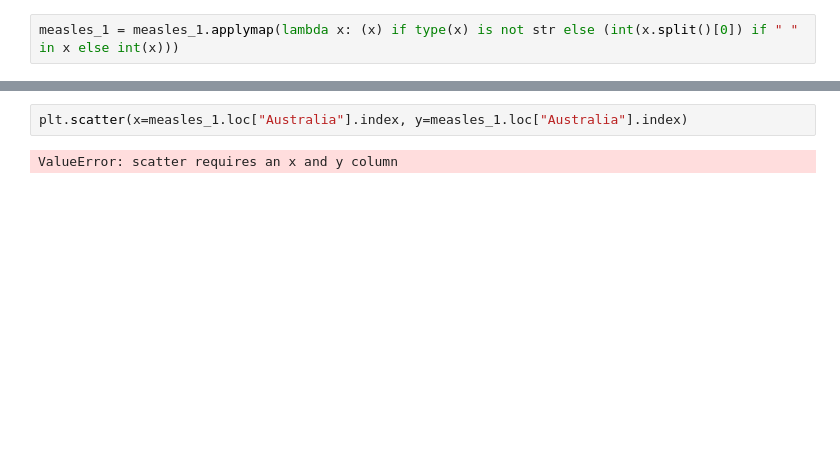
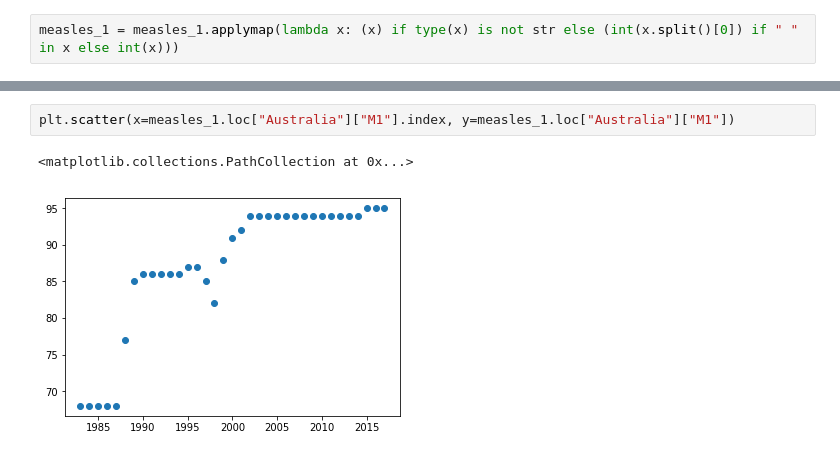
Before and after one commit to noatgnu/cds-python-graph, a Jupyter notebook: notebooks/main.ipynb, the cells around one changed output, grey strips where cells are left out. Saved outputs shown, nothing was run; the diff lists cells and outputs as text; blank space fills up the shorter version.

```diff
--- a/notebooks/main.ipynb
+++ b/notebooks/main.ipynb
@@ -139,4 +157,5 @@ plt.hist(measles_1[measles_1["M1"].notnull()].values)
 # %%
-plt.scatter(x=measles_1.loc["Australia"].index, y=measles_1.loc["Australia"].index)
+plt.scatter(x=measles_1.loc["Australia"]["M1"].index, y=measles_1.loc["Australia"]["M1"])
 # %% [output]
-ValueError: scatter requires an x and y column
+<matplotlib.collections.PathCollection at 0x...>
+[figure, added]
```
Also changed, not shown: parts of 8 cells of this notebook.
